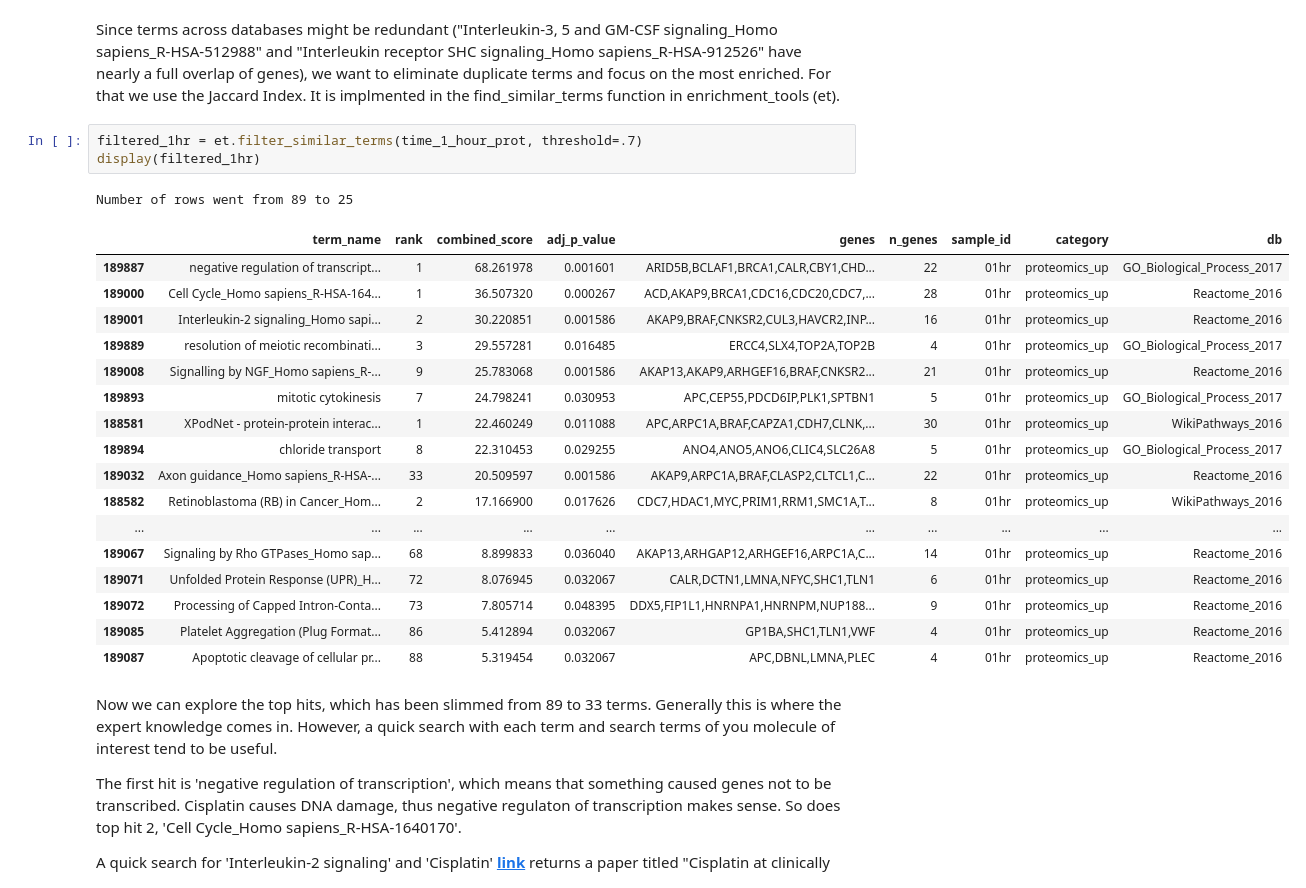
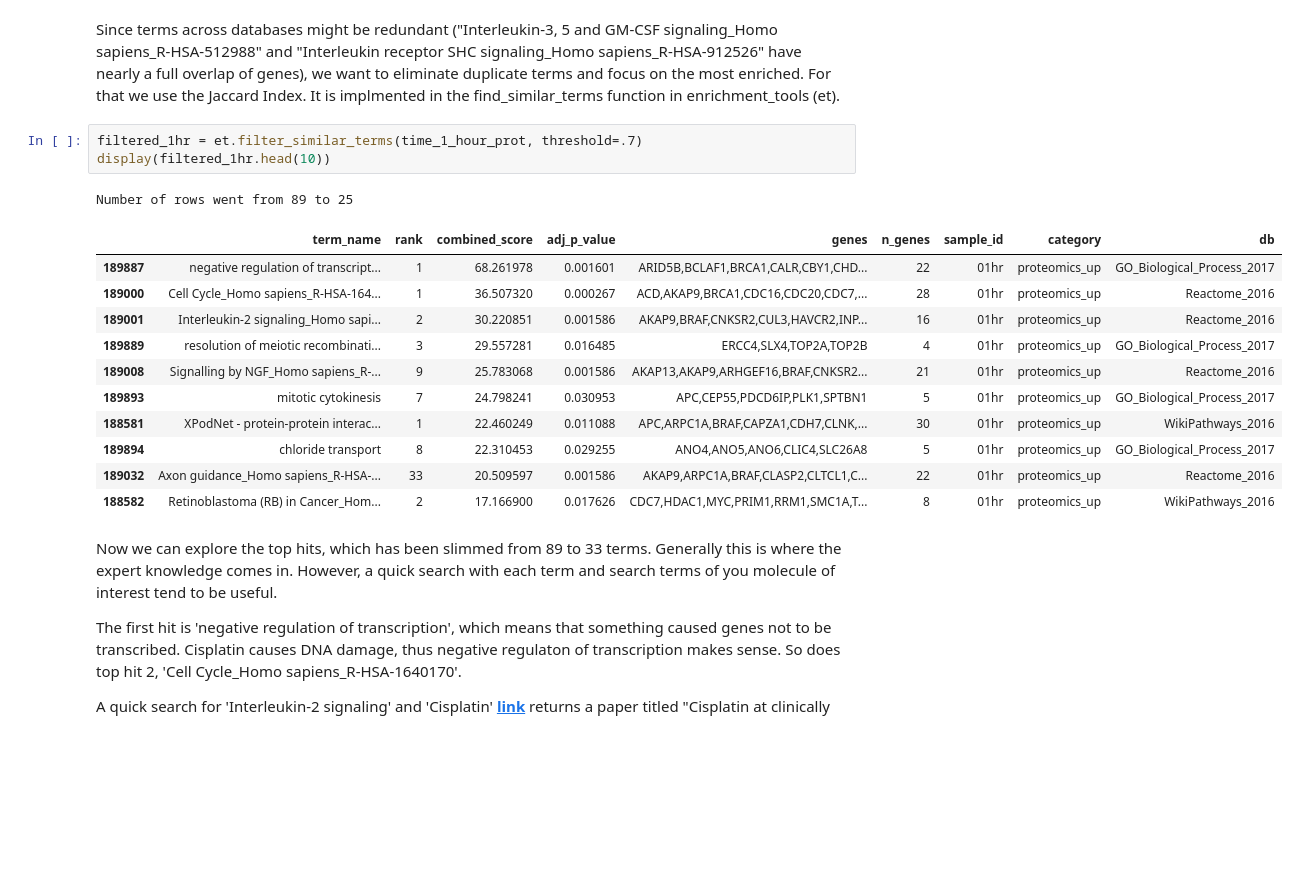
Before and after one commit to LoLab-MSM/MAGINE, a Jupyter notebook: examples/cisplatin/workflow_example.ipynb, the cells around one changed output. Drawn from its saved outputs; the diff is of its cells as text; blank space fills up the shorter version.

```diff
--- a/examples/cisplatin/workflow_example.ipynb
+++ b/examples/cisplatin/workflow_example.ipynb
@@ -91,26 +91,20 @@ display(time_1_hour_prot.head(10))
 Since terms across databases might be redundant ("Interleukin-3, 5 and GM-CSF signaling_Homo sapiens_R-HSA-512988" and "Interleukin receptor SHC signaling_Homo sapiens_R-HSA-912526" have nearly a full overlap of genes), we want to eliminate duplicate terms and focus on the most enriched. For that we use the Jaccard Index. It is implmented in the find_similar_terms function in enrichment_tools (et).
 # %%
 filtered_1hr = et.filter_similar_terms(time_1_hour_prot, threshold=.7)
-display(filtered_1hr)
+display(filtered_1hr.head(10))
 # %% [output]
 Number of rows went from 89 to 25
 |  | term_name | rank | combined_score | adj_p_value | genes | n_genes | sample_id | category | db |
 | 189887 | negative regulation of transcript... | 1 | 68.261978 | 0.001601 | ARID5B,BCLAF1,BRCA1,CALR,CBY1,CHD... | 22 | 01hr | proteomics_up | GO_Biological_Process_2017 |
 | 189000 | Cell Cycle_Homo sapiens_R-HSA-164... | 1 | 36.507320 | 0.000267 | ACD,AKAP9,BRCA1,CDC16,CDC20,CDC7,... | 28 | 01hr | proteomics_up | Reactome_2016 |
 | 189001 | Interleukin-2 signaling_Homo sapi... | 2 | 30.220851 | 0.001586 | AKAP9,BRAF,CNKSR2,CUL3,HAVCR2,INP... | 16 | 01hr | proteomics_up | Reactome_2016 |
 | 189889 | resolution of meiotic recombinati... | 3 | 29.557281 | 0.016485 | ERCC4,SLX4,TOP2A,TOP2B | 4 | 01hr | proteomics_up | GO_Biological_Process_2017 |
 | 189008 | Signalling by NGF_Homo sapiens_R-... | 9 | 25.783068 | 0.001586 | AKAP13,AKAP9,ARHGEF16,BRAF,CNKSR2... | 21 | 01hr | proteomics_up | Reactome_2016 |
 | 189893 | mitotic cytokinesis | 7 | 24.798241 | 0.030953 | APC,CEP55,PDCD6IP,PLK1,SPTBN1 | 5 | 01hr | proteomics_up | GO_Biological_Process_2017 |
 | 188581 | XPodNet - protein-protein interac... | 1 | 22.460249 | 0.011088 | APC,ARPC1A,BRAF,CAPZA1,CDH7,CLNK,... | 30 | 01hr | proteomics_up | WikiPathways_2016 |
 | 189894 | chloride transport | 8 | 22.310453 | 0.029255 | ANO4,ANO5,ANO6,CLIC4,SLC26A8 | 5 | 01hr | proteomics_up | GO_Biological_Process_2017 |
 | 189032 | Axon guidance_Homo sapiens_R-HSA-... | 33 | 20.509597 | 0.001586 | AKAP9,ARPC1A,BRAF,CLASP2,CLTCL1,C... | 22 | 01hr | proteomics_up | Reactome_2016 |
 | 188582 | Retinoblastoma (RB) in Cancer_Hom... | 2 | 17.166900 | 0.017626 | CDC7,HDAC1,MYC,PRIM1,RRM1,SMC1A,T... | 8 | 01hr | proteomics_up | WikiPathways_2016 |
-| ... | ... | ... | ... | ... | ... | ... | ... | ... | ... |
-| 189067 | Signaling by Rho GTPases_Homo sap... | 68 | 8.899833 | 0.036040 | AKAP13,ARHGAP12,ARHGEF16,ARPC1A,C... | 14 | 01hr | proteomics_up | Reactome_2016 |
-| 189071 | Unfolded Protein Response (UPR)_H... | 72 | 8.076945 | 0.032067 | CALR,DCTN1,LMNA,NFYC,SHC1,TLN1 | 6 | 01hr | proteomics_up | Reactome_2016 |
-| 189072 | Processing of Capped Intron-Conta... | 73 | 7.805714 | 0.048395 | DDX5,FIP1L1,HNRNPA1,HNRNPM,NUP188... | 9 | 01hr | proteomics_up | Reactome_2016 |
-| 189085 | Platelet Aggregation (Plug Format... | 86 | 5.412894 | 0.032067 | GP1BA,SHC1,TLN1,VWF | 4 | 01hr | proteomics_up | Reactome_2016 |
-| 189087 | Apoptotic cleavage of cellular pr... | 88 | 5.319454 | 0.032067 | APC,DBNL,LMNA,PLEC | 4 | 01hr | proteomics_up | Reactome_2016 |
 # %% [markdown]
 Now we can explore the top hits, which has been slimmed from 89 to 33 terms. Generally this is where the expert knowledge comes in. However, a quick search with each term and search terms of you molecule of interest tend to be useful.
 
```
Also changed, not shown: parts of 2 cells of this notebook, 6 other files.
